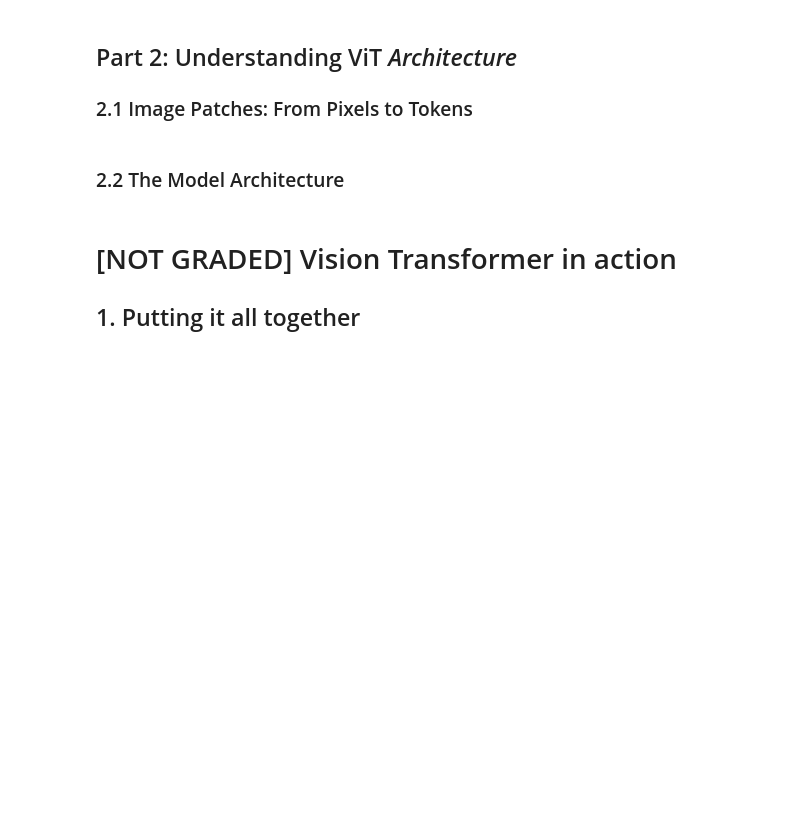
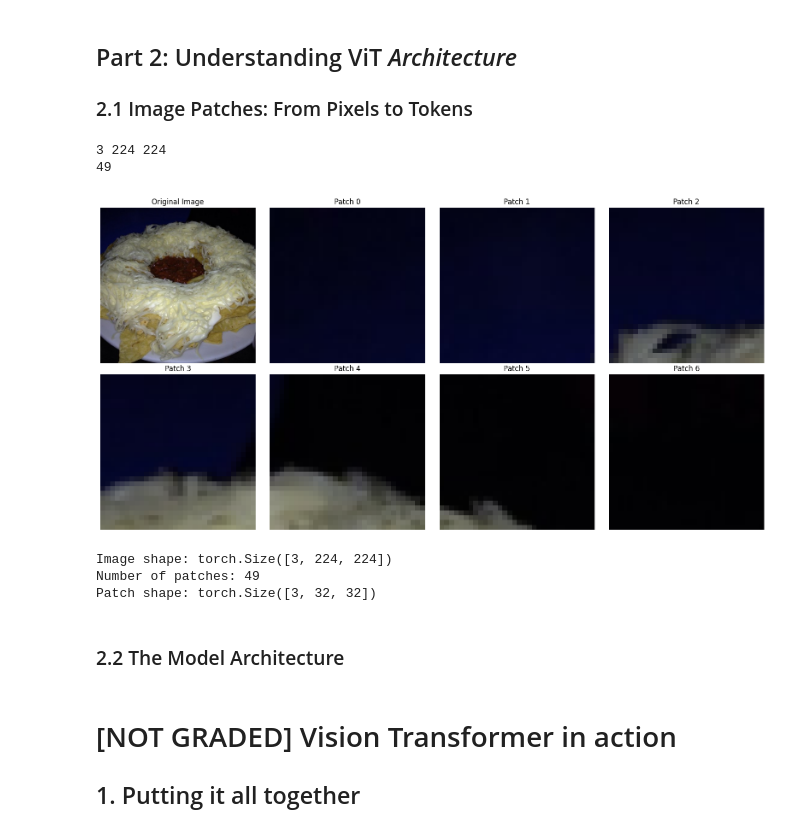
Before and after one commit to Harrison-felstead/Finance_dashboard, a Jupyter notebook: Week10/Practical10_Exercise.ipynb, the cells around one changed output. Saved outputs shown, nothing was run; the diff lists cells and outputs as text; code cells hidden in the pictures; blank space fills up the shorter version.

```diff
--- a/Week10/Practical10_Exercise.ipynb
+++ b/Week10/Practical10_Exercise.ipynb
@@ -174,9 +185,14 @@ def extract_patches(image, patch_size=16):
     C, H, W = image.shape
     print(C,H,W)
     #TODO 1: Calculate number of patches and patches along the width (w) and heigh (h)
-    num_patches_h = None # YOUR CODE HERE
-    num_patches_w = None # YOUR CODE HERE
-    patches = None # YOUR CODE HERE
+    num_patches_h = H // patch_size
+    num_patches_w = W // patch_size
+    # Extract non-overlapping patches
+
+    patches = image.unfold(1, patch_size, patch_size).unfold(2, patch_size, patch_size)
+
+    patches = patches.permute(1, 2, 0, 3, 4).contiguous().view(-1, C, patch_size, patch_size)
+
     #ENDTODO ------------------------------------------------------------
 
     return patches, num_patches_h, num_patches_w
@@ -190,33 +206,40 @@ image_tensor = transform(image)
 
 patches, num_h, num_w = extract_patches(image_tensor, patch_size=32)
 print(len(patches))
 
 # Visualize
 fig, axes = plt.subplots(2, 4, figsize=(16, 8))
 
 # Original image
 axes[0, 0].imshow(image)
 axes[0, 0].set_title("Original Image")
 axes[0, 0].axis('off')
 
 # Show first few patches
 for i in range(8):
     if i == 0:
         continue
     patch_idx = i - 1
     if patch_idx < len(patches):
         patch = patches[patch_idx].permute(1, 2, 0)
         row, col = divmod(i, 4)
         axes[row, col].imshow(patch)
         axes[row, col].set_title(f"Patch {patch_idx}")
         axes[row, col].axis('off')
 
 plt.tight_layout()
 plt.show()
 
 print(f"Image shape: {image_tensor.shape}")
 print(f"Number of patches: {len(patches)}")
 print(f"Patch shape: {patches[0].shape}")
+# %% [output]
+3 224 224
+49
+[figure, added]
+Image shape: torch.Size([3, 224, 224])
+Number of patches: 49
+Patch shape: torch.Size([3, 32, 32])
 # %% [markdown]
 ### 2.2 The Model Architecture
 # %%
```
Also changed, not shown: parts of 2 cells of this notebook.
